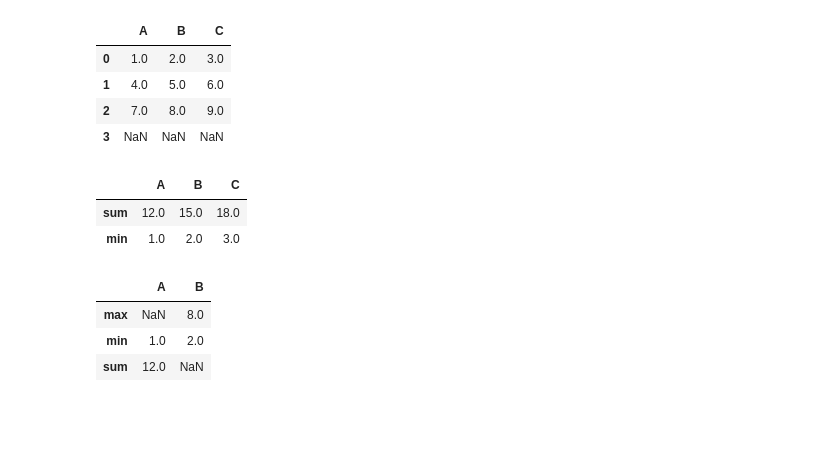
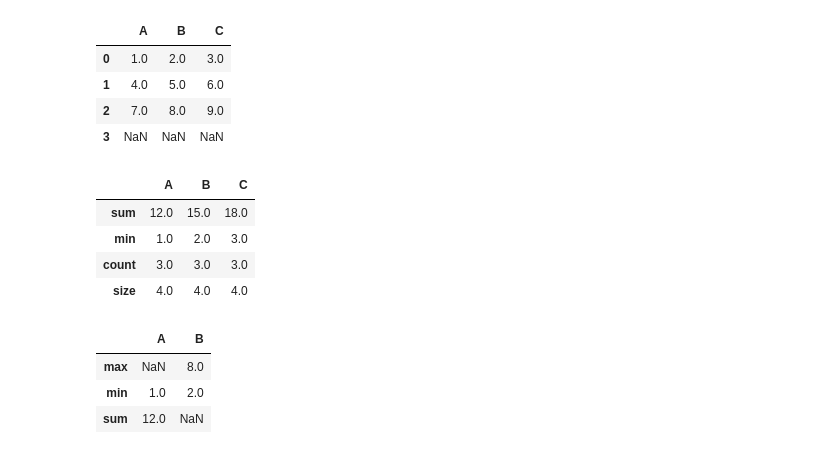
Before and after one commit to lselector/python_tutorials, a Jupyter notebook: c02_Pandas2.ipynb, the cells around one changed output. Cells and saved outputs as stored; diff of their text form; code cells hidden in the pictures; blank space fills up the shorter version.

```diff
--- a/c02_Pandas2.ipynb
+++ b/c02_Pandas2.ipynb
@@ -1186,11 +1186,14 @@ display(df)
 | 3 | NaN | NaN | NaN |
 # %%
 # Aggregate these two functions over all rows.
-df.agg(['sum', 'min'])
+# note how size() includes rows with nulls
+df.agg(['sum', 'min', 'count', 'size'])
 # %% [output]
 |  | A | B | C |
 | sum | 12.0 | 15.0 | 18.0 |
 | min | 1.0 | 2.0 | 3.0 |
+| count | 3.0 | 3.0 | 3.0 |
+| size | 4.0 | 4.0 | 4.0 |
 # %%
 # Different aggregations per column.
 df.agg({'A' : ['sum', 'min'], 'B' : ['min', 'max']})
```
Also changed, not shown: parts of 15 cells of this notebook.
